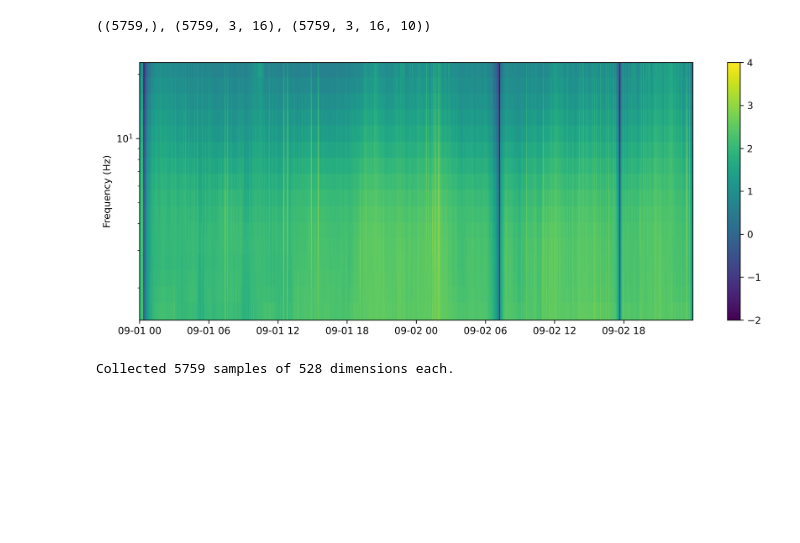
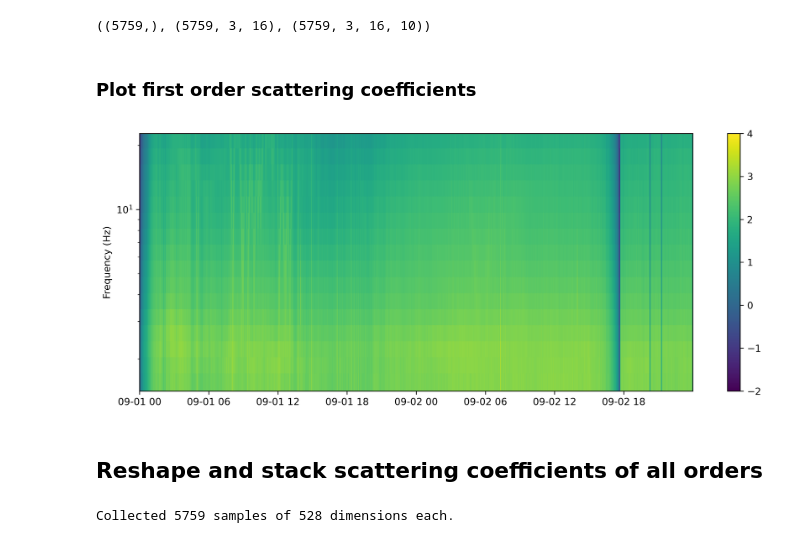
Before and after one commit to koepflma/MSH_AmbientSeismicWavefield, a Jupyter notebook: scatseisnet/scatenet_plot.ipynb, the cells around one changed output. Saved outputs shown, nothing was run; the diff lists cells and outputs as text; code cells hidden in the pictures; blank space fills up the shorter version.

```diff
--- a/scatseisnet/scatenet_plot.ipynb
+++ b/scatseisnet/scatenet_plot.ipynb
@@ -131,19 +95,27 @@ center_frequencies = network.banks[0].centers
+# %% [markdown]
+### Plot first order scattering coefficients
 # %%
+# Extract the first channel
+channel_id = 1
+timestamps = times.copy()
+o_1 = np.log10(order_1[:, channel_id, :].squeeze())
+center_frequencies = network.banks[0].centers
 # Create figure and axes
 fig, ax = plt.subplots(sharex=True, dpi=300, figsize=(6.4*2,4.8))
 
 # First-order scattering coefficients
 im = ax.pcolormesh(timestamps, center_frequencies, o_1.T, rasterized=True, vmin=-2,vmax=4)
 
 # Axes labels
 ax.set_yscale("log")
 ax.set_ylabel("Frequency (Hz)")
 
 fig.colorbar(im)
-plt.savefig(dirpath+'figure/o1_scatcoefs.png', dpi=300, bbox_inches='tight')
-# Show
+# plt.savefig(dirpath+'figure/o1_scatcoefs.png', dpi=300, bbox_inches='tight')
 plt.show()
 # %% [output]
-[figure, old version]
+[figure, new version]
+# %% [markdown]
+## Reshape and stack scattering coefficients of all orders
 # %%
 # Reshape and stack scattering coefficients of all orders
```
Also changed, not shown: parts of 30 cells of this notebook, 2 other files.
